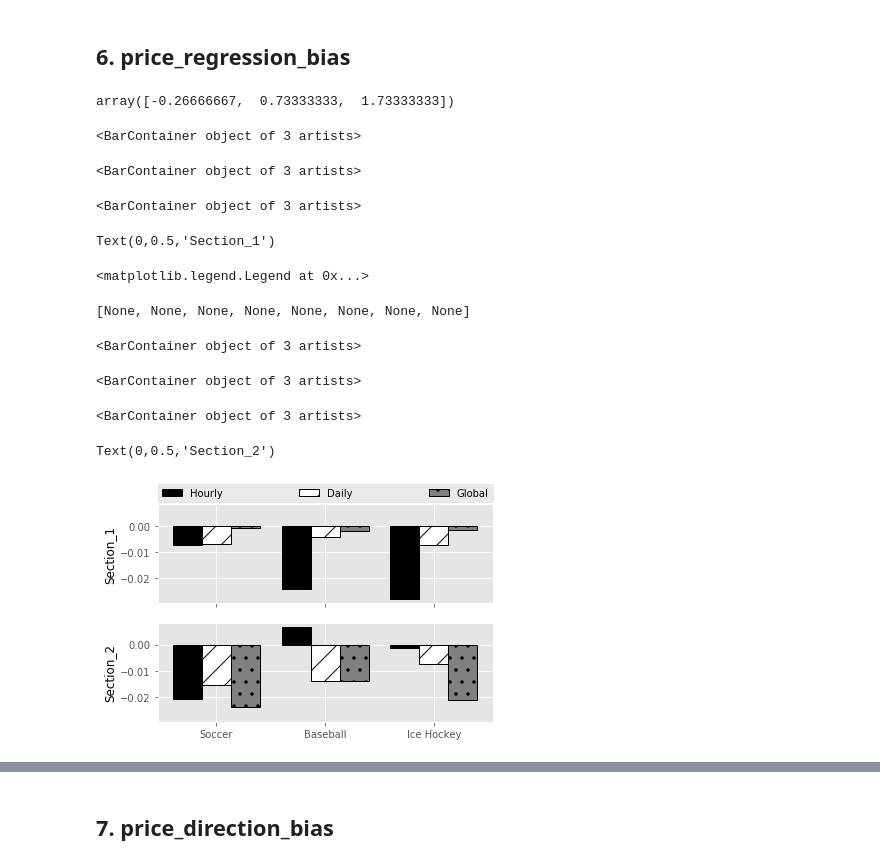
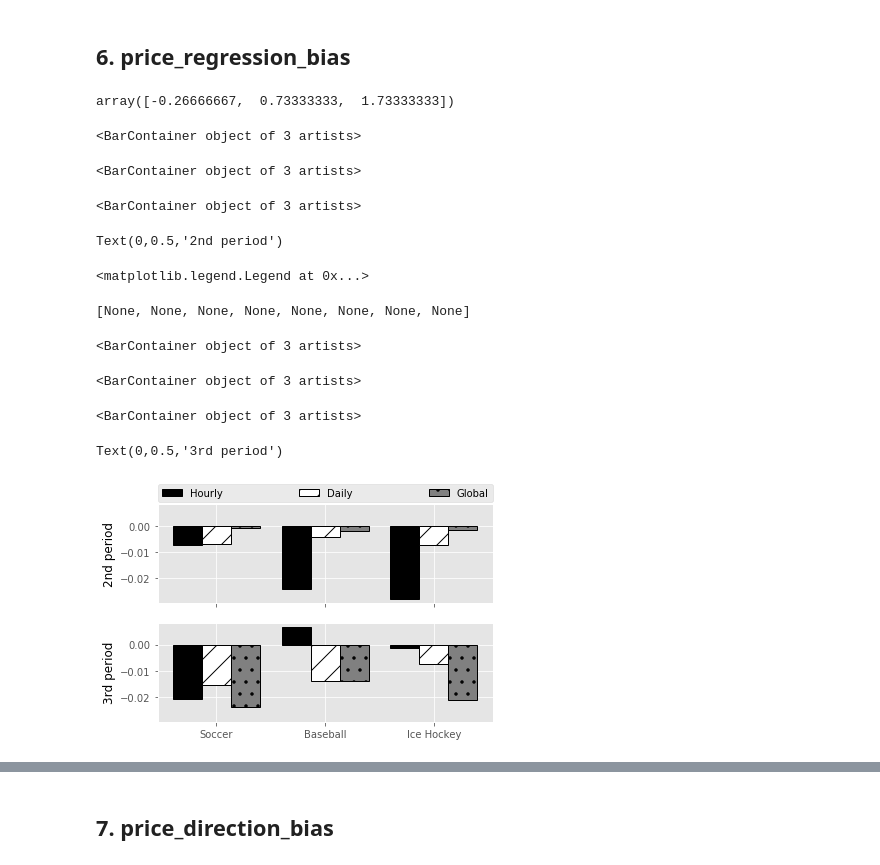
Before and after one commit to zyfzjsc988/FLB, a Jupyter notebook: h1_visualize.ipynb, the cells around one changed output, grey strips where cells are left out. Drawn from its saved outputs; the diff is of its cells as text; code cells hidden in the pictures.

```diff
--- a/h1_visualize.ipynb
+++ b/h1_visualize.ipynb
@@ -794,44 +789,44 @@ ax1 = plt.subplot(211,ylim=(-.03,0.01), xticks=[0, 1, 2, 3],xticklabels=xt)
 plt.bar(x, data[tag[0]],  width=width, label=tag[0],ec='k', ls='-', lw=1,color='k')
 plt.bar(x + width, data[tag[1]], width=width, label=tag[1],hatch='/',ec='k', ls='-', lw=1,color='w')
 plt.bar(x +2 * width, data[tag[2]], width=width, label=tag[2],hatch='.',ec='k', ls='-', lw=1,color=(0.5,0.5,0.5))
-plt.ylabel("Section_1",color = 'k')
+plt.ylabel("2nd period",color = 'k')
 plt.legend(bbox_to_anchor=(0,1.02,1,0.2), loc="lower left",
                 mode="expand", borderaxespad=0, ncol=3)
 plt.setp(ax1.get_xticklabels(), visible=False)
 
 sheet = 'r2_sec2'
 data = pd.read_excel(results_sources+source_name,sheet_name = sheet,index_col=0).apply(lambda x: round(x,5))
 tag = data.columns.tolist()
 xt = data.index.tolist()
 # ax1 = plt.subplot(311,ylim=(-0.02,0.02))
 # plt.axis([-1, 3, 0.4, 0.6])
 ax1 = plt.subplot(212, sharey=ax1, xticks=[0, 1, 2, 3],xticklabels=xt)
 # ax = plt.gca()  # 获取当前图像的坐标轴信息
 # ax.yaxis.get_major_formatter().set_powerlimits((0,1)) # 将坐标轴的base number设置为一位。
 plt.bar(x, data[tag[0]],  width=width, label=tag[0],ec='k', ls='-', lw=1,color='k')
 plt.bar(x + width, data[tag[1]], width=width, label=tag[1],hatch='/',ec='k', ls='-', lw=1,color='w')
 plt.bar(x +2 * width, data[tag[2]], width=width, label=tag[2],hatch='.',ec='k', ls='-', lw=1,color=(0.5,0.5,0.5))
-plt.ylabel("Section_2",color = 'k')
+plt.ylabel("3rd period",color = 'k')
 # plt.legend(bbox_to_anchor=(0,1.02,1,0.2), loc="lower left",
 #                 mode="expand", borderaxespad=0, ncol=3)
 # plt.setp(ax1.get_xticklabels(), visible=False)
 
 plt.savefig("../../Diser/Plot/"+plot_name+"_r2.png", bbox_inches="tight")
 
 plt.show()
 # %% [output]
 array([-0.26666667,  0.73333333,  1.73333333])
 <BarContainer object of 3 artists>
 <BarContainer object of 3 artists>
 <BarContainer object of 3 artists>
-Text(0,0.5,'Section_1')
+Text(0,0.5,'2nd period')
 <matplotlib.legend.Legend at 0x...>
 [None, None, None, None, None, None, None, None]
 <BarContainer object of 3 artists>
 <BarContainer object of 3 artists>
 <BarContainer object of 3 artists>
-Text(0,0.5,'Section_2')
+Text(0,0.5,'3rd period')
-[figure, old version]
+[figure, new version]
 # %%
 plt.style.use('ggplot')
 plot_name = '6.price_regression_bias'
```
Also changed, not shown: parts of 19 cells of this notebook.
